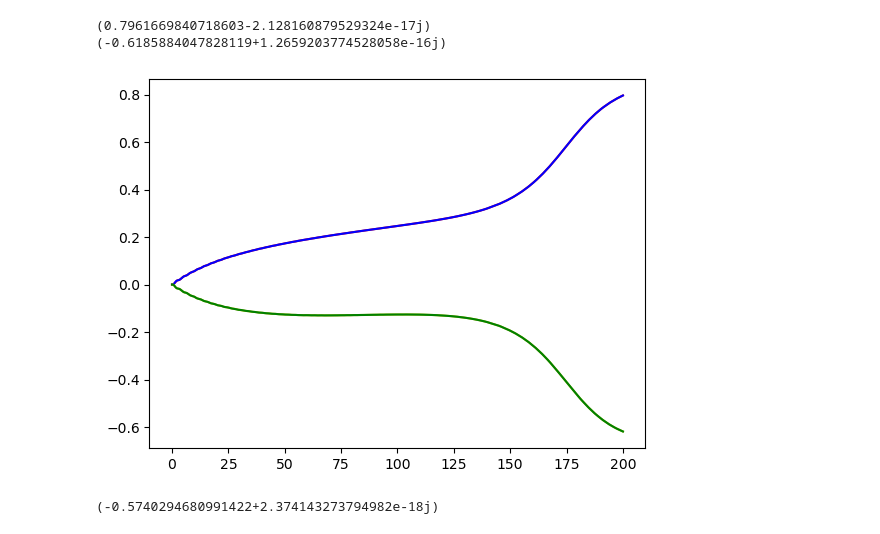
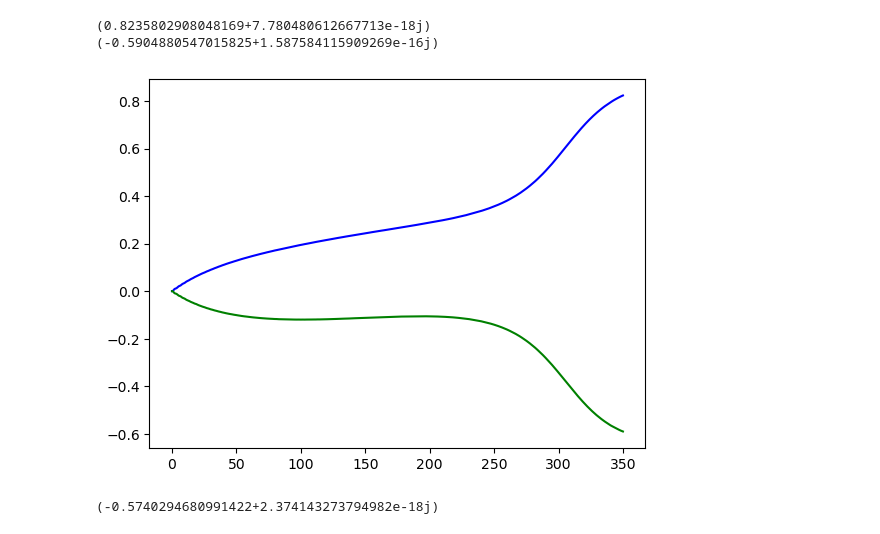
Before and after one commit to linxiaodong-lom/ChiralMagentEffect, a Jupyter notebook: 4DTIPUMPphase.ipynb, the cells around one changed output. Drawn from its saved outputs; the diff is of its cells as text; code cells hidden in the pictures.

```diff
--- a/4DTIPUMPphase.ipynb
+++ b/4DTIPUMPphase.ipynb
@@ -238,4 +305,4 @@ plt.show()
 # %%
-Hup,Hdown = getXOperator(m,kx,ky,kz,np.pi/4,dk,N)
-Eup,Vup = np.linalg.eig(Hup)
-Edwon,Vdown = np.linalg.eig(Hdown)
+%time Hup1,Hdown1 = getXOperator(m,0,0,kz,np.pi/4,dk,N)
+#Eup,Vup = np.linalg.eig(Hup)
+#Edwon,Vdown = np.linalg.eig(Hdown)
@@ -241,0 +342,5 @@ Edwon,Vdown = np.linalg.eig(Hdown)
+# %%
+N = 400
+kz = np.arange(-np.pi,np.pi,2*np.pi/N)
+dk = kz[1]-kz[0]
+%time Hup,Hdown = getXOperator(-3,np.pi/10,np.pi/10,kz,np.pi/4,dk,N)
@@ -260,6 +371,9 @@ plt.scatter(np.arange(len(Centerdown)),Centerdown[indexVdown],s=1)
 # %%
-phi0 = (Vup[:,indicesup[indexVup[150]]]).reshape(4*N,1)
-phi01 = (Vdown[:,indicesdown[indexVdown[150]]]).reshape(4*N,1)
-plt.plot(np.arange(N),np.abs(phi0[::4])**2+np.abs(phi0[1::4])**2+np.abs(phi0[3::4])**2+np.abs(phi0[2::4])**2)
+phi0 = (Vup[:,indicesup[indexVup[200]]]).reshape(4*N,1)
+phi01 = (Vdown[:,indicesdown[indexVdown[200]]]).reshape(4*N,1)
+#plt.plot(np.arange(N),np.abs(phi0[::4])**2+np.abs(phi0[1::4])**2+np.abs(phi0[3::4])**2+np.abs(phi0[2::4])**2)
+#plt.plot(np.arange(N),np.abs(phi0[::4])**2+np.abs(phi0[2::4])**2)
 plt.plot(np.arange(N),np.abs(phi01[::4])**2+np.abs(phi01[1::4])**2+np.abs(phi01[3::4])**2+np.abs(phi01[2::4])**2)
+plt.plot(np.arange(N),np.abs(phi01[1::4])**2+np.abs(phi01[3::4])**2)
+plt.xlim(150,250)
 # %% [output]
@@ -268,3 +386,3 @@ plt.plot(np.arange(N),np.abs(phi01[::4])**2+np.abs(phi01[1::4])**2+np.abs(phi01[
 # %%
-T= 200
-rho = Evlolve(m,kx,ky,N,phi0,T)
+T= 350
+%time rho = Evlolve(m,kx,ky,N,phi0,T)
@@ -293,20 +414,20 @@ for i in np.arange(len(rho)):
 for i in np.arange(len(rho1)):
     COM1[i] = ((rho1[i].T.conjugate())@positon@rho1[i])[0][0]
 # %%
-time = np.linspace(0,T,20000)
+time = np.linspace(0,T,35000)
 dt = time[1]-time[0]
-plt.plot(np.linspace(0,T,20000),COM-COM[0],c='r')
-plt.plot(np.linspace(0,T,20000),np.cumsum(dcom)*dt,c='b')
+#plt.plot(time,COM-COM[0],c='r')
+plt.plot(time,np.cumsum(dcom)*dt,c='b')
 #print(COM[-1]-COM[0])
 print((np.cumsum(dcom)*dt)[-1])
-plt.plot(np.linspace(0,T,20000),COM1-COM1[0],c='y')
-plt.plot(np.linspace(0,T,20000),np.cumsum(dcom1)*dt,c='g')
+#plt.plot(time,COM1-COM1[0],c='y')
+plt.plot(time,np.cumsum(dcom1)*dt,c='g')
 #print(COM1[-1]-COM1[0])
 print((np.cumsum(dcom1)*dt)[-1])
 # %% [output]
-(0.7961669840718603-2.128160879529324e-17j)
-(-0.6185884047828119+1.2659203774528058e-16j)
+(0.8235802908048169+7.780480612667713e-18j)
+(-0.5904880547015825+1.587584115909269e-16j)
-[figure, old version]
+[figure, new version]
 # %%
 (0.8404053303546498+9.207842657571015e-17j)
 (-0.5740294680991422+2.374143273794982e-18j)
```
Also changed, not shown: parts of 18 cells of this notebook.
